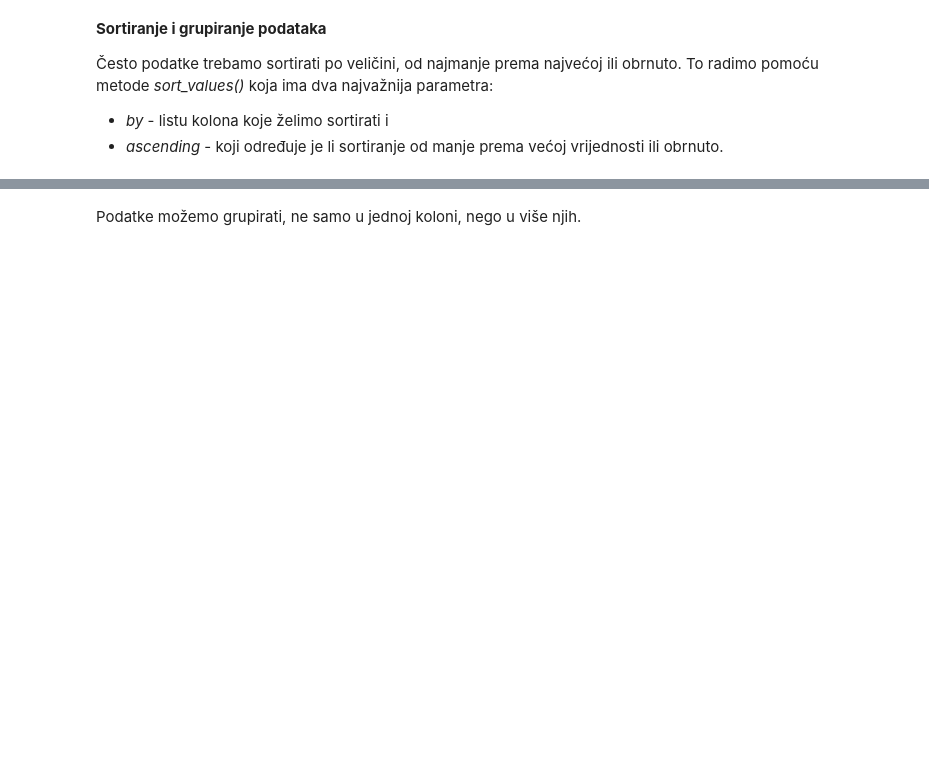
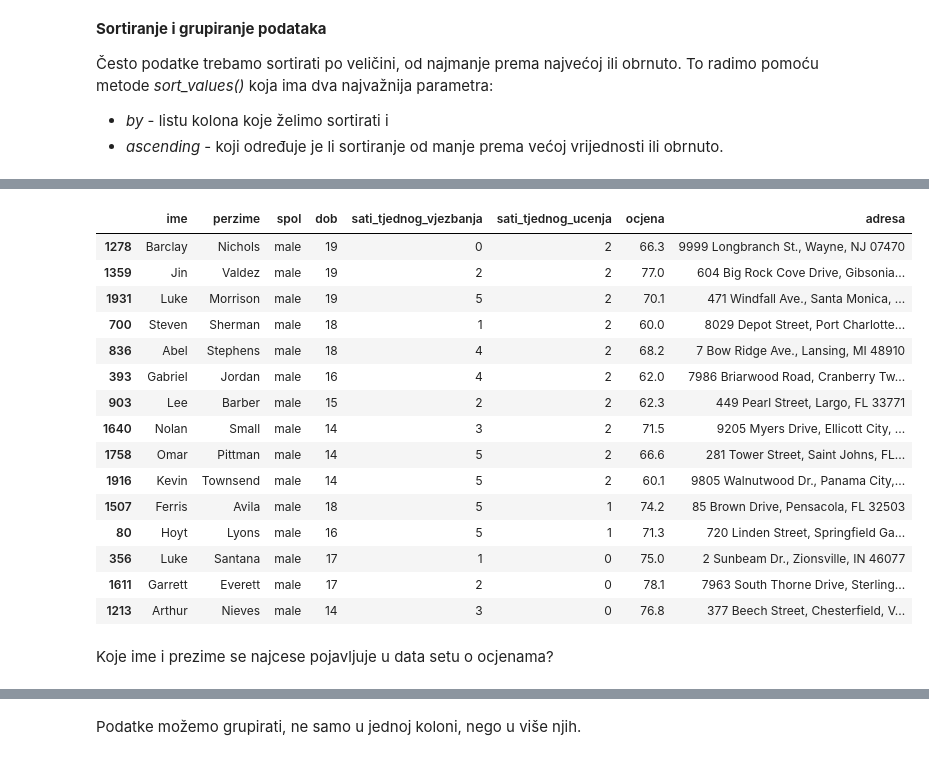
Before and after one commit to py-dev-algebra/py-jupyter-nb, a Jupyter notebook: 02 - Pandas/Pandas - Python modul za analizu podataka - Manipulacija podacima.ipynb, the cells around one changed output, grey strips where cells are left out. Cells and saved outputs as stored; diff of their text form; code cells hidden in the pictures; blank space fills up the shorter version.

```diff
--- a/02 - Pandas/Pandas - Python modul za analizu podataka - Manipulacija podacima.ipynb
+++ b/02 - Pandas/Pandas - Python modul za analizu podataka - Manipulacija podacima.ipynb
@@ -1147,0 +1356,22 @@ Rekli smo da možemo sortirati više kolona. Jednostavno navedimo više kolona k
+# %%
+# Prvo su podaci filtrirani, zatim je sortiran rezultat filtriranja od veceg prema manjem i na kraju je uzeto zadnjih 15 redaka
+ocjene_df.loc[ocjene_df['spol'] == 'male'].sort_values(by=['sati_tjednog_ucenja', 'dob'], ascending=False).tail(15)
+# %% [output]
+|  | ime | perzime | spol | dob | sati_tjednog_vjezbanja | sati_tjednog_ucenja | ocjena | adresa |
+| 1278 | Barclay | Nichols | male | 19 | 0 | 2 | 66.3 | 9999 Longbranch St., Wayne, NJ 07470 |
+| 1359 | Jin | Valdez | male | 19 | 2 | 2 | 77.0 | 604 Big Rock Cove Drive, Gibsonia... |
+| 1931 | Luke | Morrison | male | 19 | 5 | 2 | 70.1 | 471 Windfall Ave., Santa Monica, ... |
+| 700 | Steven | Sherman | male | 18 | 1 | 2 | 60.0 | 8029 Depot Street, Port Charlotte... |
+| 836 | Abel | Stephens | male | 18 | 4 | 2 | 68.2 | 7 Bow Ridge Ave., Lansing, MI 48910 |
+| 393 | Gabriel | Jordan | male | 16 | 4 | 2 | 62.0 | 7986 Briarwood Road, Cranberry Tw... |
+| 903 | Lee | Barber | male | 15 | 2 | 2 | 62.3 | 449 Pearl Street, Largo, FL 33771 |
+| 1640 | Nolan | Small | male | 14 | 3 | 2 | 71.5 | 9205 Myers Drive, Ellicott City, ... |
+| 1758 | Omar | Pittman | male | 14 | 5 | 2 | 66.6 | 281 Tower Street, Saint Johns, FL... |
+| 1916 | Kevin | Townsend | male | 14 | 5 | 2 | 60.1 | 9805 Walnutwood Dr., Panama City,... |
+| 1507 | Ferris | Avila | male | 18 | 5 | 1 | 74.2 | 85 Brown Drive, Pensacola, FL 32503 |
+| 80 | Hoyt | Lyons | male | 16 | 5 | 1 | 71.3 | 720 Linden Street, Springfield Ga... |
+| 356 | Luke | Santana | male | 17 | 1 | 0 | 75.0 | 2 Sunbeam Dr., Zionsville, IN 46077 |
+| 1611 | Garrett | Everett | male | 17 | 2 | 0 | 78.1 | 7963 South Thorne Drive, Sterling... |
+| 1213 | Arthur | Nieves | male | 14 | 3 | 0 | 76.8 | 377 Beech Street, Chesterfield, V... |
+# %% [markdown]
+Koje ime i prezime se najcese pojavljuje u data setu o ocjenama?
```
Also changed, not shown: parts of 29 cells of this notebook.
